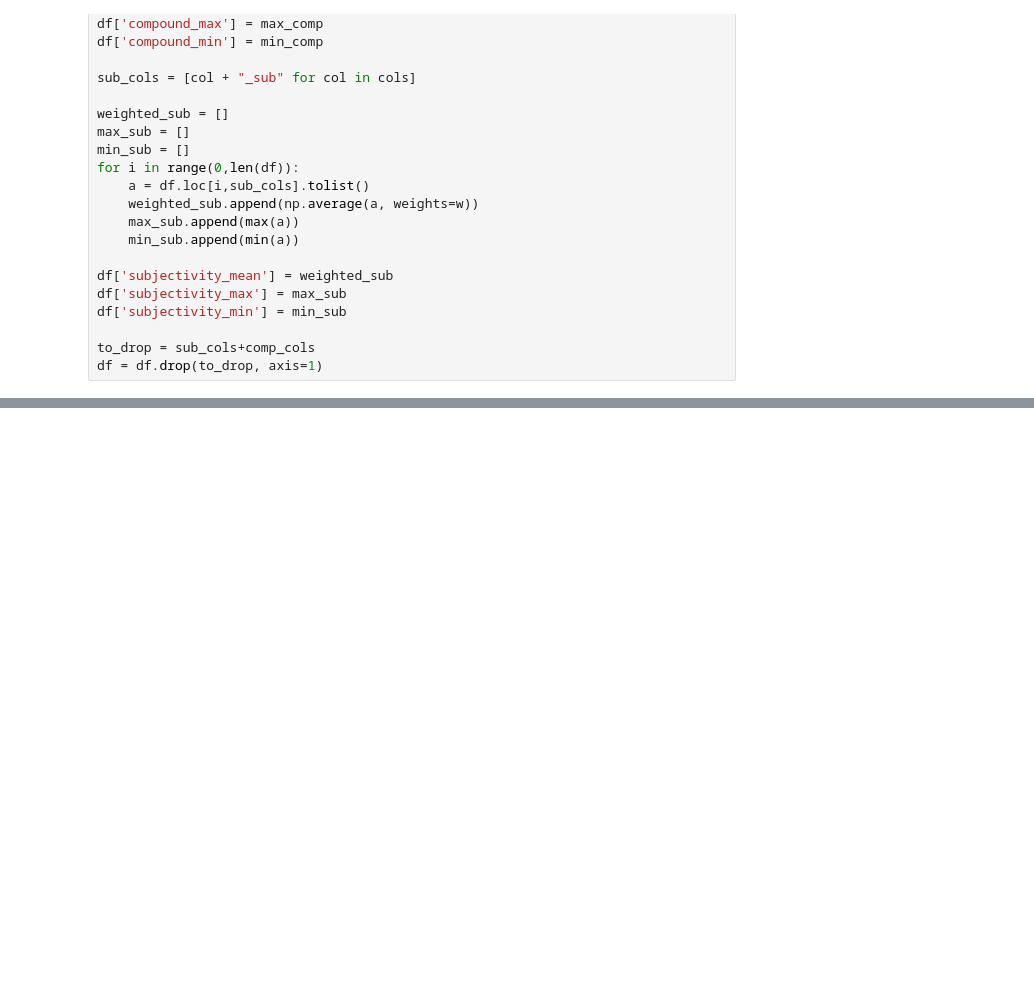
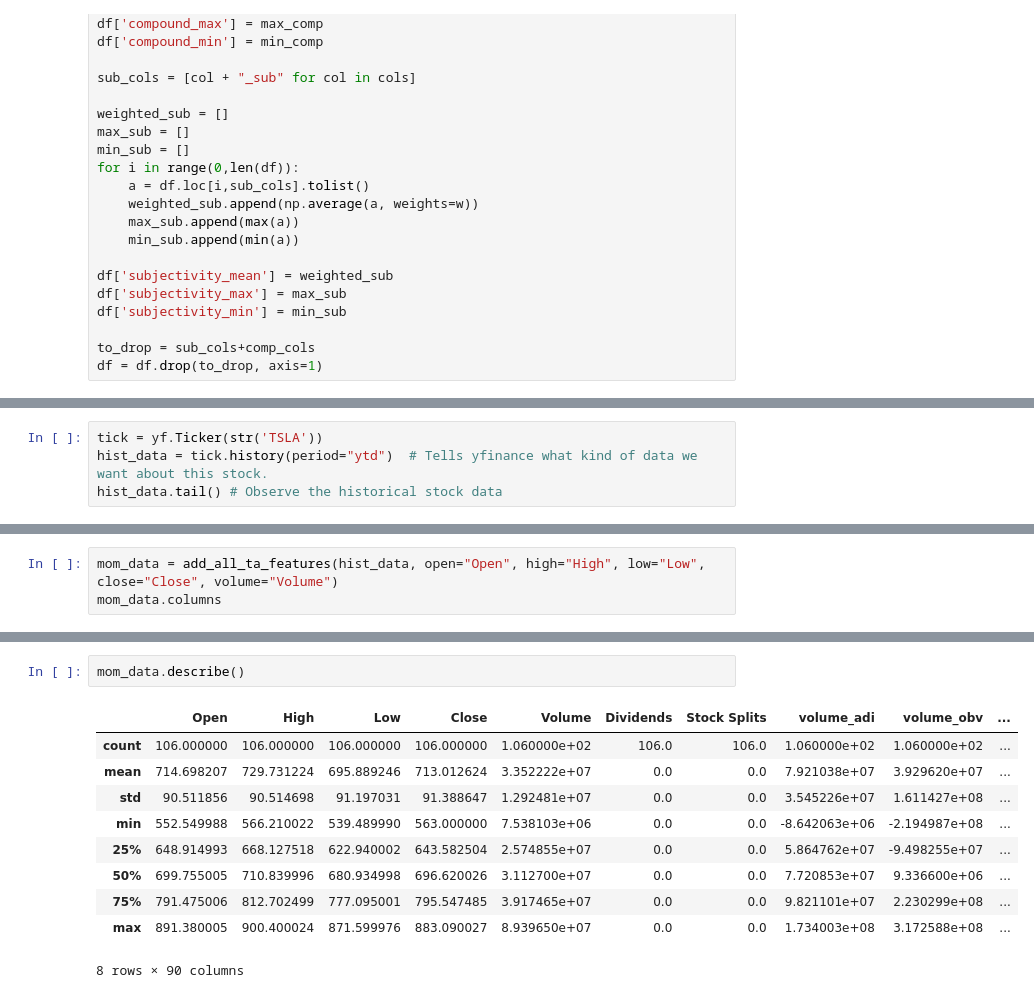
Before and after one commit to Amarilda/MscAston, a Jupyter notebook: MSC/Model.ipynb, the cells around one changed output, grey strips where cells are left out. Drawn from its saved outputs; the diff is of its cells as text; blank space fills up the shorter version.

```diff
--- a/MSC/Model.ipynb
+++ b/MSC/Model.ipynb
@@ -202,0 +190,4 @@ fig3.show()
+# %%
+tick = yf.Ticker(str('TSLA'))
+hist_data = tick.history(period="ytd")  # Tells yfinance what kind of data we want about this stock.
+hist_data.tail() # Observe the historical stock data
@@ -202,0 +202,3 @@ fig3.show()
+# %%
+mom_data = add_all_ta_features(hist_data, open="Open", high="High", low="Low", close="Close", volume="Volume")
+mom_data.columns
@@ -202,0 +243,13 @@ fig3.show()
+# %%
+mom_data.describe()
+# %% [output]
+|  | Open | High | Low | Close | Volume | Dividends | Stock Splits | volume_adi | volume_obv | ... |
+| count | 106.000000 | 106.000000 | 106.000000 | 106.000000 | 1.060000e+02 | 106.0 | 106.0 | 1.060000e+02 | 1.060000e+02 | ... |
+| mean | 714.698207 | 729.731224 | 695.889246 | 713.012624 | 3.352222e+07 | 0.0 | 0.0 | 7.921038e+07 | 3.929620e+07 | ... |
+| std | 90.511856 | 90.514698 | 91.197031 | 91.388647 | 1.292481e+07 | 0.0 | 0.0 | 3.545226e+07 | 1.611427e+08 | ... |
+| min | 552.549988 | 566.210022 | 539.489990 | 563.000000 | 7.538103e+06 | 0.0 | 0.0 | -8.642063e+06 | -2.194987e+08 | ... |
+| 25% | 648.914993 | 668.127518 | 622.940002 | 643.582504 | 2.574855e+07 | 0.0 | 0.0 | 5.864762e+07 | -9.498255e+07 | ... |
+| 50% | 699.755005 | 710.839996 | 680.934998 | 696.620026 | 3.112700e+07 | 0.0 | 0.0 | 7.720853e+07 | 9.336600e+06 | ... |
+| 75% | 791.475006 | 812.702499 | 777.095001 | 795.547485 | 3.917465e+07 | 0.0 | 0.0 | 9.821101e+07 | 2.230299e+08 | ... |
+| max | 891.380005 | 900.400024 | 871.599976 | 883.090027 | 8.939650e+07 | 0.0 | 0.0 | 1.734003e+08 | 3.172588e+08 | ... |
+8 rows × 90 columns
```
Also changed, not shown: parts of 12 cells of this notebook, 2 other files.
